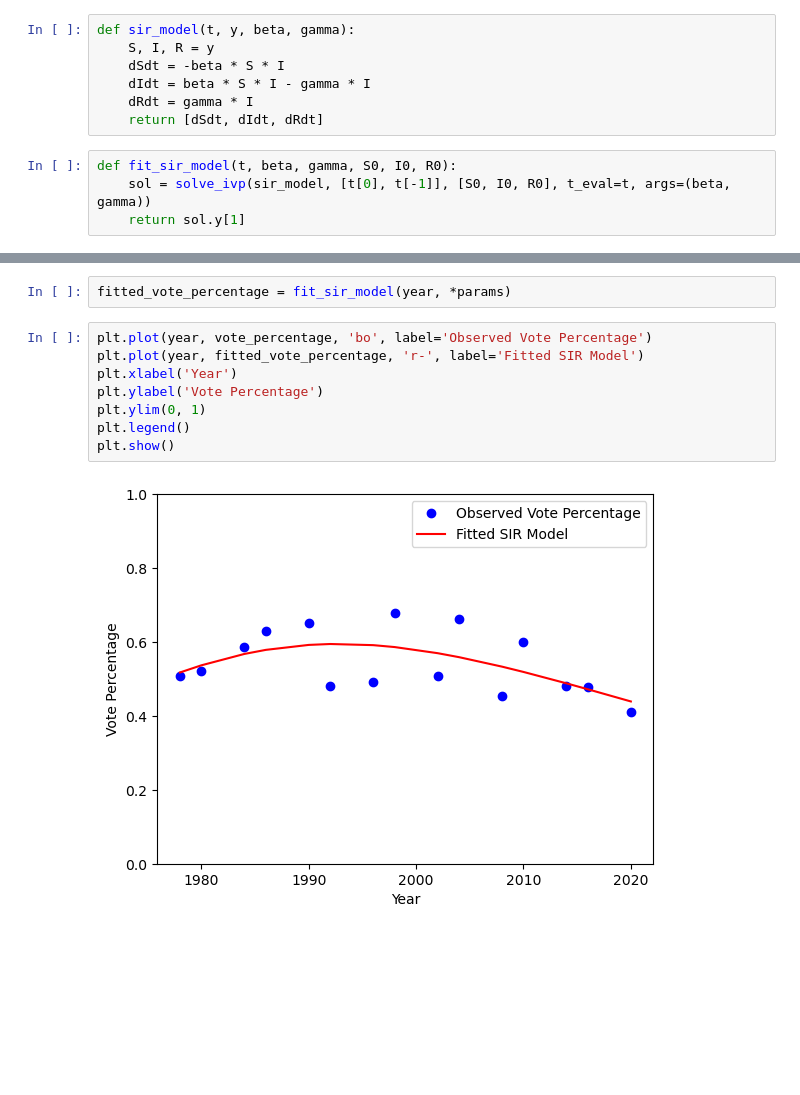
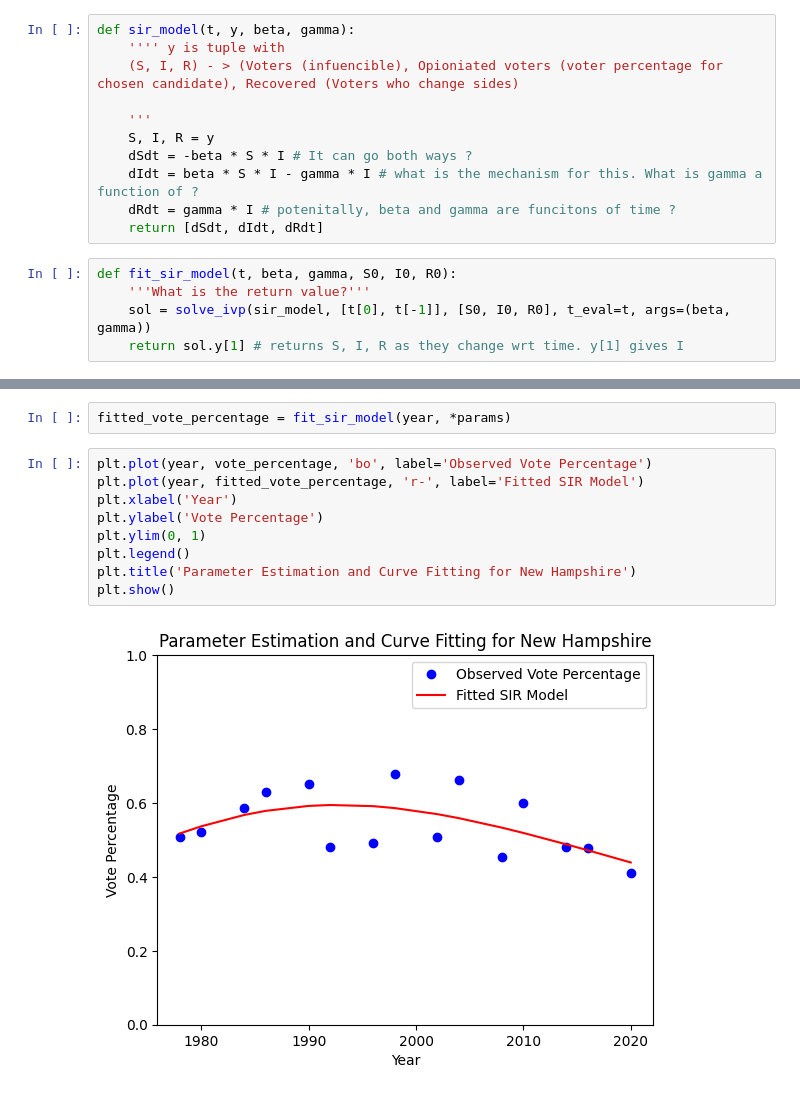
Before and after one commit to alanroyce20102003/bt5240, a Jupyter notebook: main.ipynb, the cells around one changed output, grey strips where cells are left out. Cells and saved outputs as stored; diff of their text form; blank space fills up the shorter version.

```diff
--- a/main.ipynb
+++ b/main.ipynb
@@ -85,15 +85,20 @@ df_dict[('NEW HAMPSHIRE', 'REPUBLICAN')][cols]
 | 3562 | 2020 | 326229 | 795914 |
 # %%
 def sir_model(t, y, beta, gamma):
+    '''' y is tuple with
+    (S, I, R) - > (Voters (infuencible), Opioniated voters (voter percentage for chosen candidate), Recovered (Voters who change sides)
+
+    '''
     S, I, R = y
-    dSdt = -beta * S * I
-    dIdt = beta * S * I - gamma * I
-    dRdt = gamma * I
+    dSdt = -beta * S * I # It can go both ways ?
+    dIdt = beta * S * I - gamma * I # what is the mechanism for this. What is gamma a function of ?
+    dRdt = gamma * I # potenitally, beta and gamma are funcitons of time ?
     return [dSdt, dIdt, dRdt]
 # %%
 def fit_sir_model(t, beta, gamma, S0, I0, R0):
+    '''What is the return value?'''
     sol = solve_ivp(sir_model, [t[0], t[-1]], [S0, I0, R0], t_eval=t, args=(beta, gamma))
-    return sol.y[1]
+    return sol.y[1] # returns S, I, R as they change wrt time. y[1] gives I
 # %%
 year = df_dict[('NEW HAMPSHIRE', 'REPUBLICAN')]['year'].values
 votes = df_dict[('NEW HAMPSHIRE', 'REPUBLICAN')]['candidatevotes'].values
@@ -112,10 +119,11 @@ fitted_vote_percentage = fit_sir_model(year, *params)
 # %%
 plt.plot(year, vote_percentage, 'bo', label='Observed Vote Percentage')
 plt.plot(year, fitted_vote_percentage, 'r-', label='Fitted SIR Model')
 plt.xlabel('Year')
 plt.ylabel('Vote Percentage')
 plt.ylim(0, 1)
 plt.legend()
+plt.title('Parameter Estimation and Curve Fitting for New Hampshire')
 plt.show()
 # %% [output]
-[figure, old version]
+[figure, new version]
```
Also changed, not shown: parts of 8 cells of this notebook, 1 other file.
